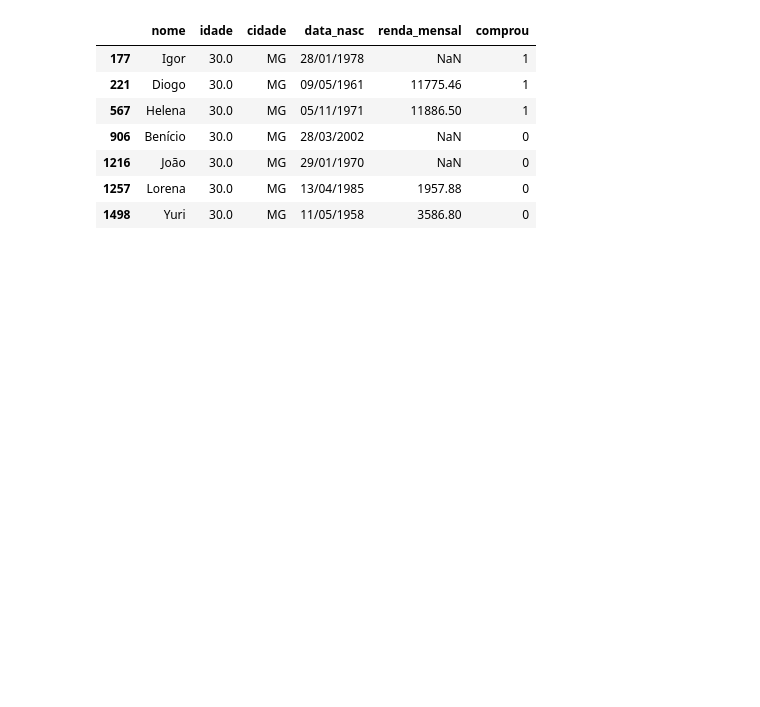
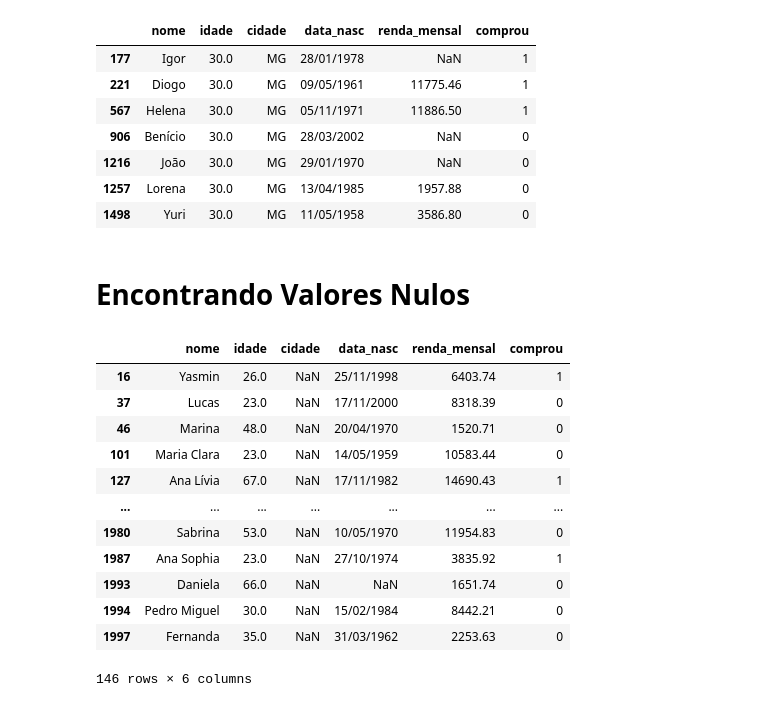
Before and after one commit to CaioHarrys/CURSO-PYTHON-IA, a Jupyter notebook: DataSet_Clientes_Completos/clientes_completos.ipynb, the cells around one changed output. Saved outputs shown, nothing was run; the diff lists cells and outputs as text; code cells hidden in the pictures; blank space fills up the shorter version.

```diff
--- a/DataSet_Clientes_Completos/clientes_completos.ipynb
+++ b/DataSet_Clientes_Completos/clientes_completos.ipynb
@@ -191,0 +190,20 @@ df_completo[df_completo['cidade'].isin
+# %% [markdown]
+# Encontrando Valores Nulos
+# %%
+# encontrar valor nulo
+
+df_completo[df_completo['cidade'].isna()]
+# %% [output]
+|  | nome | idade | cidade | data_nasc | renda_mensal | comprou |
+| 16 | Yasmin | 26.0 | NaN | 25/11/1998 | 6403.74 | 1 |
+| 37 | Lucas | 23.0 | NaN | 17/11/2000 | 8318.39 | 0 |
+| 46 | Marina | 48.0 | NaN | 20/04/1970 | 1520.71 | 0 |
+| 101 | Maria Clara | 23.0 | NaN | 14/05/1959 | 10583.44 | 0 |
+| 127 | Ana Lívia | 67.0 | NaN | 17/11/1982 | 14690.43 | 1 |
+| ... | ... | ... | ... | ... | ... | ... |
+| 1980 | Sabrina | 53.0 | NaN | 10/05/1970 | 11954.83 | 0 |
+| 1987 | Ana Sophia | 23.0 | NaN | 27/10/1974 | 3835.92 | 1 |
+| 1993 | Daniela | 66.0 | NaN | NaN | 1651.74 | 0 |
+| 1994 | Pedro Miguel | 30.0 | NaN | 15/02/1984 | 8442.21 | 0 |
+| 1997 | Fernanda | 35.0 | NaN | 31/03/1962 | 2253.63 | 0 |
+146 rows × 6 columns
```
Also changed, not shown: parts of 14 cells of this notebook.
